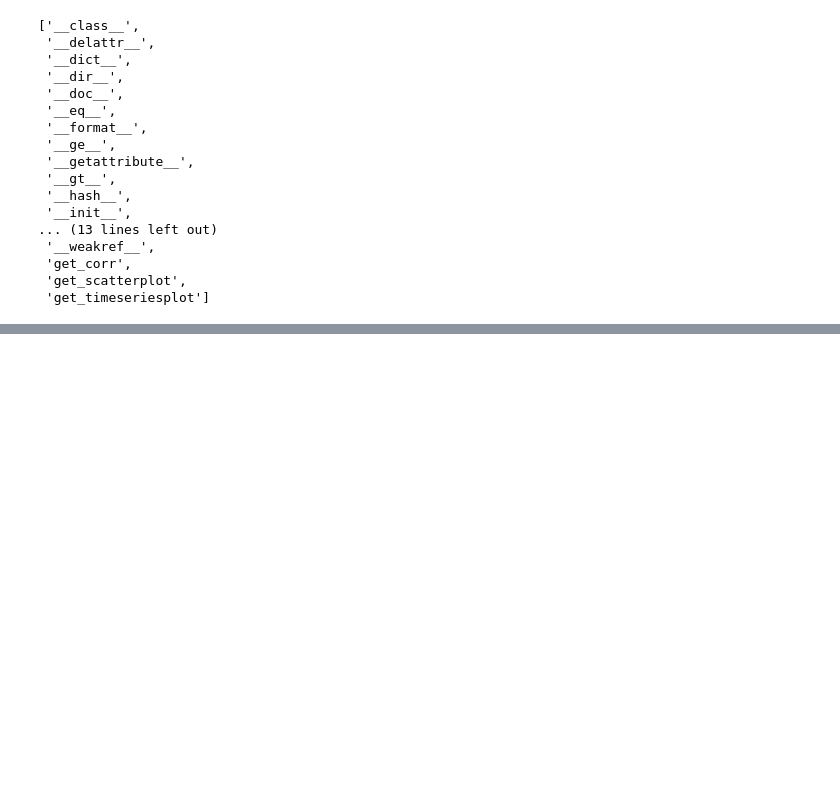
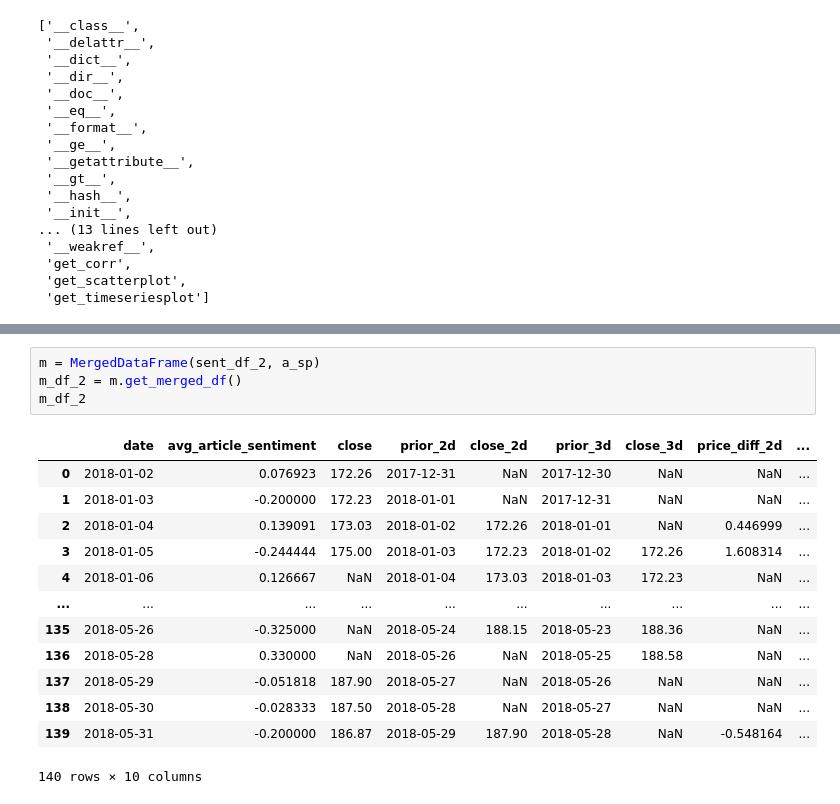
Before and after one commit to KaimiHuang/Quantifying-News-Sentiment-and-Its-Correlation-with-Stock-Price-Changes, a Jupyter notebook: main.ipynb, the cells around one changed output, grey strips where cells are left out. Drawn from its saved outputs; the diff is of its cells as text; blank space fills up the shorter version.

```diff
--- a/main.ipynb
+++ b/main.ipynb
@@ -947,0 +1001,18 @@ dir(Correlation)
+# %%
+m = MergedDataFrame(sent_df_2, a_sp)
+m_df_2 = m.get_merged_df()
+m_df_2
+# %% [output]
+|  | date | avg_article_sentiment | close | prior_2d | close_2d | prior_3d | close_3d | price_diff_2d | ... |
+| 0 | 2018-01-02 | 0.076923 | 172.26 | 2017-12-31 | NaN | 2017-12-30 | NaN | NaN | ... |
+| 1 | 2018-01-03 | -0.200000 | 172.23 | 2018-01-01 | NaN | 2017-12-31 | NaN | NaN | ... |
+| 2 | 2018-01-04 | 0.139091 | 173.03 | 2018-01-02 | 172.26 | 2018-01-01 | NaN | 0.446999 | ... |
+| 3 | 2018-01-05 | -0.244444 | 175.00 | 2018-01-03 | 172.23 | 2018-01-02 | 172.26 | 1.608314 | ... |
+| 4 | 2018-01-06 | 0.126667 | NaN | 2018-01-04 | 173.03 | 2018-01-03 | 172.23 | NaN | ... |
+| ... | ... | ... | ... | ... | ... | ... | ... | ... | ... |
+| 135 | 2018-05-26 | -0.325000 | NaN | 2018-05-24 | 188.15 | 2018-05-23 | 188.36 | NaN | ... |
+| 136 | 2018-05-28 | 0.330000 | NaN | 2018-05-26 | NaN | 2018-05-25 | 188.58 | NaN | ... |
+| 137 | 2018-05-29 | -0.051818 | 187.90 | 2018-05-27 | NaN | 2018-05-26 | NaN | NaN | ... |
+| 138 | 2018-05-30 | -0.028333 | 187.50 | 2018-05-28 | NaN | 2018-05-27 | NaN | NaN | ... |
+| 139 | 2018-05-31 | -0.200000 | 186.87 | 2018-05-29 | 187.90 | 2018-05-28 | NaN | -0.548164 | ... |
+140 rows × 10 columns
```
Also changed, not shown: parts of 22 cells of this notebook.
